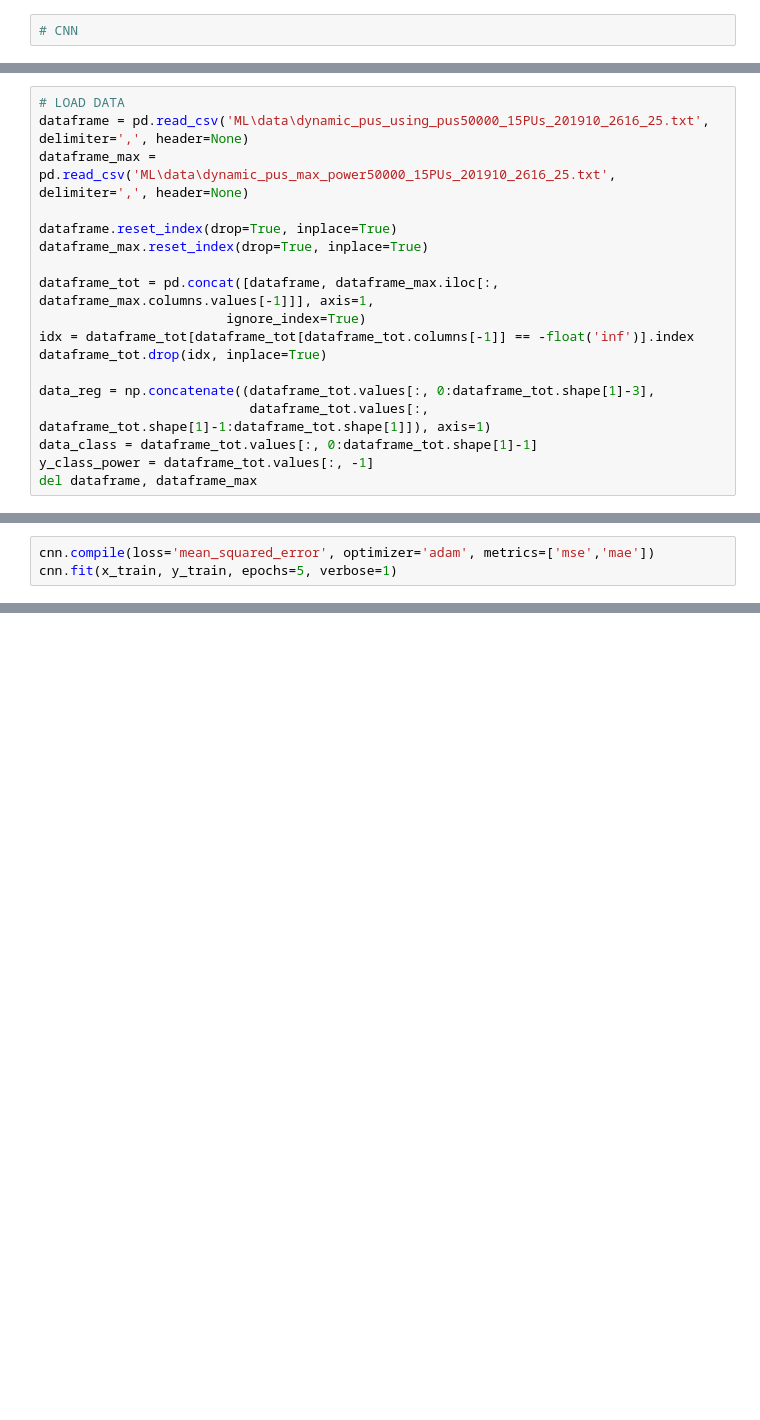
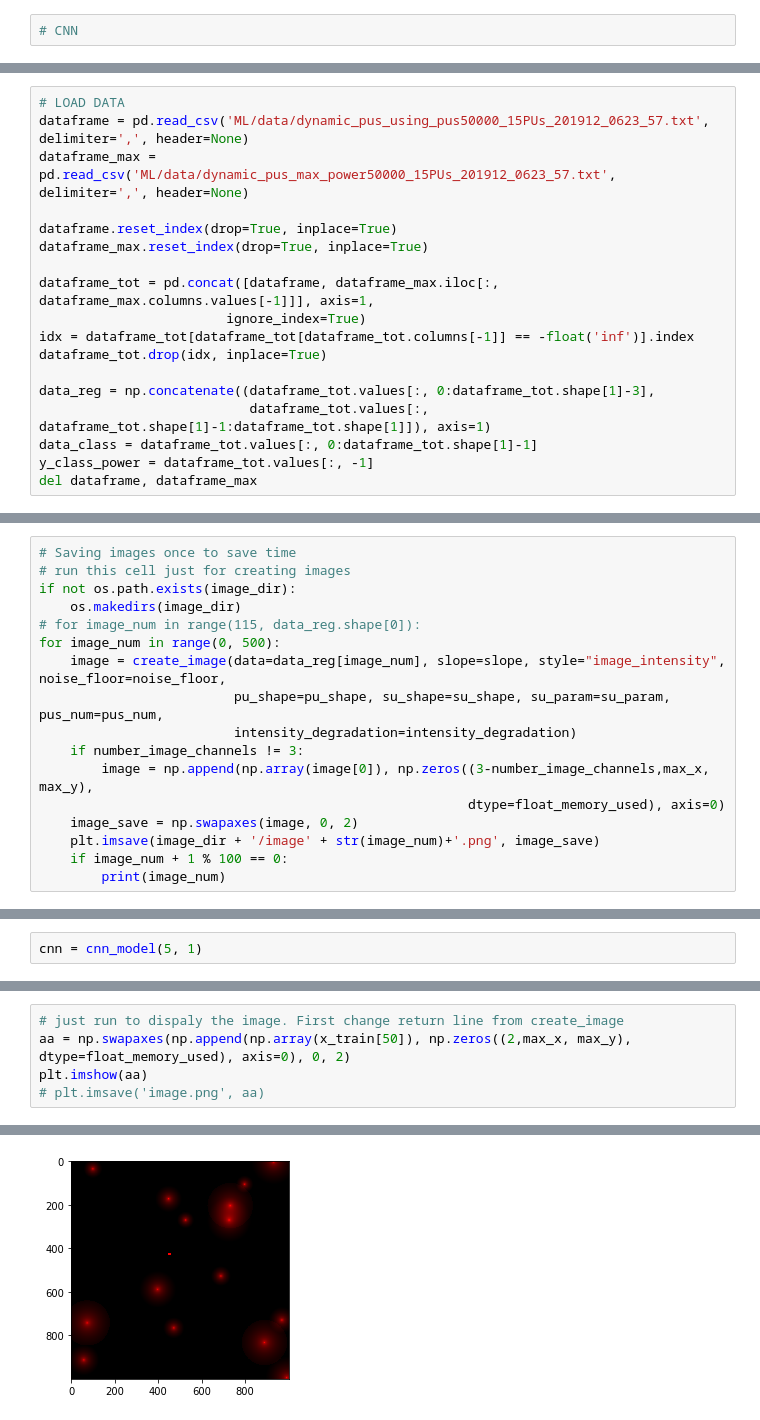
Before and after one commit to shahrokh765/MLSpectrumAllocation, a Jupyter notebook: CNN.ipynb, the cells around one changed output, grey strips where cells are left out. Saved outputs shown, nothing was run; the diff lists cells and outputs as text; blank space fills up the shorter version.

```diff
--- a/CNN.ipynb
+++ b/CNN.ipynb
@@ -18,7 +23,7 @@ PointWithDistance = namedtuple('PointWithDistance', ('p', 'dist'))
 # %%
 # LOAD DATA
-dataframe = pd.read_csv('ML\data\dynamic_pus_using_pus50000_15PUs_201910_2616_25.txt', delimiter=',', header=None)
-dataframe_max = pd.read_csv('ML\data\dynamic_pus_max_power50000_15PUs_201910_2616_25.txt', delimiter=',', header=None)
+dataframe = pd.read_csv('ML/data/dynamic_pus_using_pus50000_15PUs_201912_0623_57.txt', delimiter=',', header=None)
+dataframe_max = pd.read_csv('ML/data/dynamic_pus_max_power50000_15PUs_201912_0623_57.txt', delimiter=',', header=None)
 
 dataframe.reset_index(drop=True, inplace=True)
 dataframe_max.reset_index(drop=True, inplace=True)
@@ -207,2 +186,19 @@ plt.imsave('1113', aa)
+# %%
+# Saving images once to save time
+# run this cell just for creating images
+if not os.path.exists(image_dir):
+    os.makedirs(image_dir)
+# for image_num in range(115, data_reg.shape[0]):
+for image_num in range(0, 500):
+    image = create_image(data=data_reg[image_num], slope=slope, style="image_intensity", noise_floor=noise_floor,
+                         pu_shape=pu_shape, su_shape=su_shape, su_param=su_param, pus_num=pus_num,
+                         intensity_degradation=intensity_degradation)
+    if number_image_channels != 3:
+        image = np.append(np.array(image[0]), np.zeros((3-number_image_channels,max_x, max_y),
+                                                       dtype=float_memory_used), axis=0)
+    image_save = np.swapaxes(image, 0, 2)
+    plt.imsave(image_dir + '/image' + str(image_num)+'.png', image_save)
+    if image_num + 1 % 100 == 0:
+        print(image_num)
 # %%
 # TODO, CNN Model here
@@ -223,3 +231,5 @@ cnn.add(layers.Dense(1, activation='linear'))
+# %%
+cnn = cnn_model(5, 1)
 # %%
 cnn.summary()
 # %% [output]
@@ -241,5 +253,2 @@ Trainable params: 59,786
 Non-trainable params: 0
 _________________________________________________________________
-# %%
-cnn.compile(loss='mean_squared_error', optimizer='adam', metrics=['mse','mae'])
-cnn.fit(x_train, y_train, epochs=5, verbose=1)
@@ -247,0 +312,6 @@ Epoch 1/5
+# %%
+# just run to dispaly the image. First change return line from create_image
+aa = np.swapaxes(np.append(np.array(x_train[50]), np.zeros((2,max_x, max_y), dtype=float_memory_used), axis=0), 0, 2)
+plt.imshow(aa)
+# plt.imsave('image.png', aa)
+# %% [output]
@@ -247,0 +319 @@ Epoch 1/5
+[figure, added]
```
Also changed, not shown: parts of 25 cells of this notebook.
